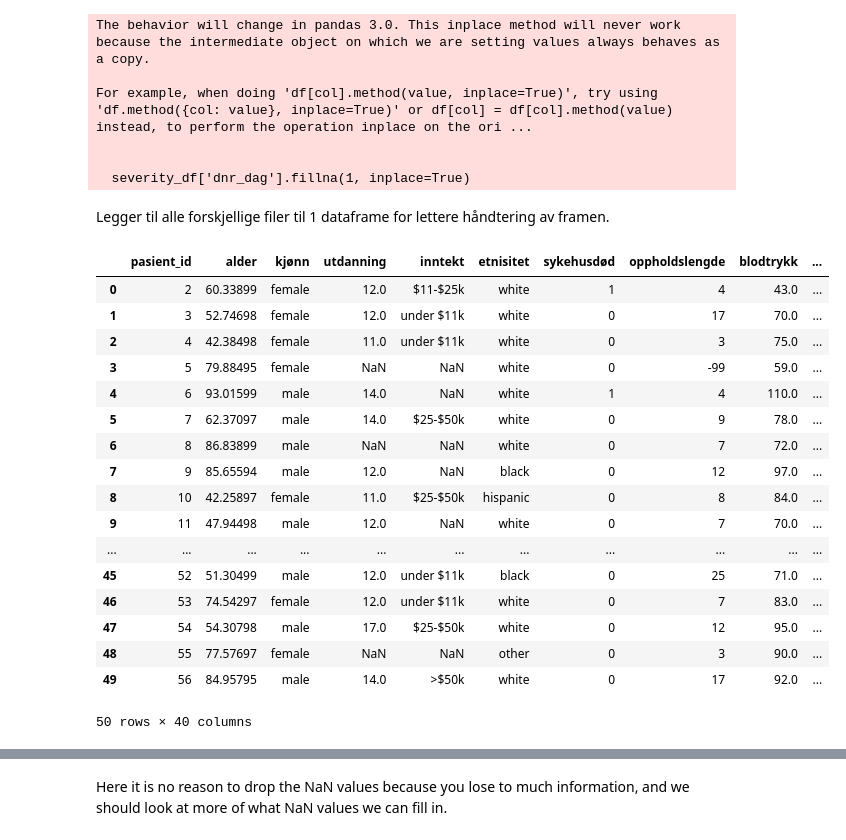
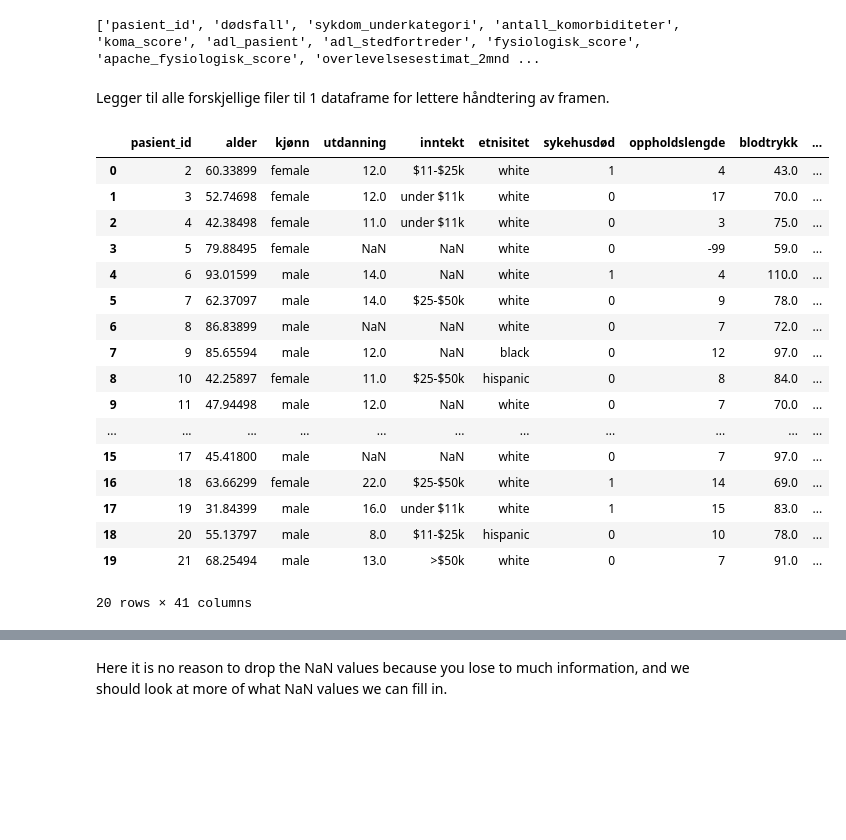
Before and after one commit to GeorgRis/INF161, a Jupyter notebook: Prosjekt/prosjekt.ipynb, the cells around one changed output, grey strips where cells are left out. Cells and saved outputs as stored; diff of their text form; code cells hidden in the pictures; blank space fills up the shorter version.

```diff
--- a/Prosjekt/prosjekt.ipynb
+++ b/Prosjekt/prosjekt.ipynb
@@ -23,56 +23,44 @@ severity_df.head(6)
 | 1 | BrY | COPD/CHF/Cirrhosis | [2, 3, 7, 8, 11, 13, 14, 19, 20, ... | [1, 1, 1, 1, 1, 1, 1, 1, 1, 0, 0,... | [Cirrhosis, Cirrhosis, CHF, CHF, ... | [2, 2, 1, 3, 1, 1, 0, 2, 1, 2, 2,... | ... |
 | 2 | ChE | Cancer | [4, 9, 10, 12, 16, 17, 21, 24, 27... | [1, 1, 1, 1, 1, 1, 1, 1, 1, 0, 1,... | [Lung Cancer, Lung Cancer, Colon ... | [2, 2, 0, 0, 1, 2, 0, 0, 0, 1, 1,... | ... |
 | 3 | DWw | Coma | [6, 162, 188, 250, 252, 262, 275,... | [1, 0, 1, 1, 1, 1, 1, 1, 1, 1, 1,... | [Coma, Coma, Coma, Coma, Coma, Co... | [1, 0, 0, 2, 1, 2, 1, 0, 0, 1, 1,... | ... |
-# %%
-import numpy as np
-# Changing the dnr for clear data
-severity_df = severity_df.drop('dnr_status', axis=1)
-
-# explode the lists. Making it a visiable and adjustable list for easy access
-severity_df = severity_df.explode(['pasient_id', 'dødsfall', 'sykdom_underkategori', 'antall_komorbiditeter',
-                                   'koma_score', 'adl_pasient', 'adl_stedfortreder', 'fysiologisk_score',
-                                   'apache_fysiologisk_score', 'overlevelsesestimat_2mnd', 'overlevelsesestimat_6mnd',
-                                   'diabetes', 'demens', 'kreft', 'lege_overlevelsesestimat_2mnd',
-                                   'lege_overlevelsesestimat_6mnd', 'dnr_dag'])
-
-severity_df['dnr_dag'].fillna(1, inplace=True)
-# %% [output]
-The behavior will change in pandas 3.0. This inplace method will never work because the intermediate object on which we are setting values always behaves as a copy.
-
-For example, when doing 'df[col].method(value, inplace=True)', try using 'df.method({col: value}, inplace=True)' or df[col] = df[col].method(value) instead, to perform the operation inplace on the ori ...
-
-
-  severity_df['dnr_dag'].fillna(1, inplace=True)
+# %%
+import numpy as np
+# explode the lists. Making it a visiable and adjustable list for easy access
+exp = [col for col in severity_df.columns if severity_df[col].apply(lambda x: isinstance(x, list)).any()]
+print(exp)
+severity_df = severity_df.explode(exp)
+# %% [output]
+['pasient_id', 'dødsfall', 'sykdom_underkategori', 'antall_komorbiditeter', 'koma_score', 'adl_pasient', 'adl_stedfortreder', 'fysiologisk_score', 'apache_fysiologisk_score', 'overlevelsesestimat_2mnd ...
 # %% [markdown]
 Legger til alle forskjellige filer til 1 dataframe for lettere håndtering av framen.
 # %%
 # Join the DataFrames
 combined_df = pd.merge(demographic_df, hospital_df, on='pasient_id', how='left')
 combined_df = pd.merge(combined_df, physiological_df, on='pasient_id', how='left')
 combined_df = pd.merge(combined_df, severity_df, on='pasient_id', how='left')
 
 # Remove duplicates based on 'pasient_id'
 combined_df = combined_df.drop_duplicates(subset=['pasient_id'], keep='first')
-combined_df.head(50)
+combined_df.head(20)
 # %% [output]
 |  | pasient_id | alder | kjønn | utdanning | inntekt | etnisitet | sykehusdød | oppholdslengde | blodtrykk | ... |
 | 0 | 2 | 60.33899 | female | 12.0 | $11-$25k | white | 1 | 4 | 43.0 | ... |
 | 1 | 3 | 52.74698 | female | 12.0 | under $11k | white | 0 | 17 | 70.0 | ... |
 | 2 | 4 | 42.38498 | female | 11.0 | under $11k | white | 0 | 3 | 75.0 | ... |
 | 3 | 5 | 79.88495 | female | NaN | NaN | white | 0 | -99 | 59.0 | ... |
 | 4 | 6 | 93.01599 | male | 14.0 | NaN | white | 1 | 4 | 110.0 | ... |
 | 5 | 7 | 62.37097 | male | 14.0 | $25-$50k | white | 0 | 9 | 78.0 | ... |
 | 6 | 8 | 86.83899 | male | NaN | NaN | white | 0 | 7 | 72.0 | ... |
 | 7 | 9 | 85.65594 | male | 12.0 | NaN | black | 0 | 12 | 97.0 | ... |
 | 8 | 10 | 42.25897 | female | 11.0 | $25-$50k | hispanic | 0 | 8 | 84.0 | ... |
 | 9 | 11 | 47.94498 | male | 12.0 | NaN | white | 0 | 7 | 70.0 | ... |
 | ... | ... | ... | ... | ... | ... | ... | ... | ... | ... | ... |
-| 45 | 52 | 51.30499 | male | 12.0 | under $11k | black | 0 | 25 | 71.0 | ... |
-| 46 | 53 | 74.54297 | female | 12.0 | under $11k | white | 0 | 7 | 83.0 | ... |
-| 47 | 54 | 54.30798 | male | 17.0 | $25-$50k | white | 0 | 12 | 95.0 | ... |
-| 48 | 55 | 77.57697 | female | NaN | NaN | other | 0 | 3 | 90.0 | ... |
-| 49 | 56 | 84.95795 | male | 14.0 | >$50k | white | 0 | 17 | 92.0 | ... |
+| 15 | 17 | 45.41800 | male | NaN | NaN | white | 0 | 7 | 97.0 | ... |
+| 16 | 18 | 63.66299 | female | 22.0 | $25-$50k | white | 1 | 14 | 69.0 | ... |
+| 17 | 19 | 31.84399 | male | 16.0 | under $11k | white | 1 | 15 | 83.0 | ... |
+| 18 | 20 | 55.13797 | male | 8.0 | $11-$25k | hispanic | 0 | 10 | 78.0 | ... |
+| 19 | 21 | 68.25494 | male | 13.0 | >$50k | white | 0 | 7 | 91.0 | ... |
-50 rows × 40 columns
+20 rows × 41 columns
 # %%
 import pandas as pd
 import matplotlib.pyplot as plt
```
Also changed, not shown: parts of 13 cells of this notebook.
